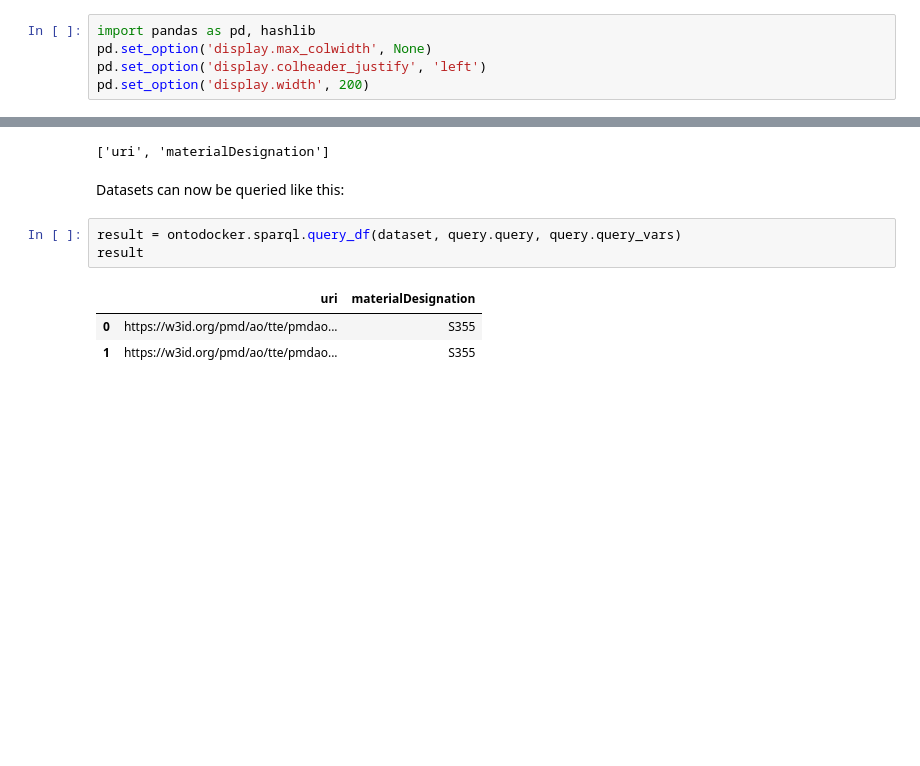
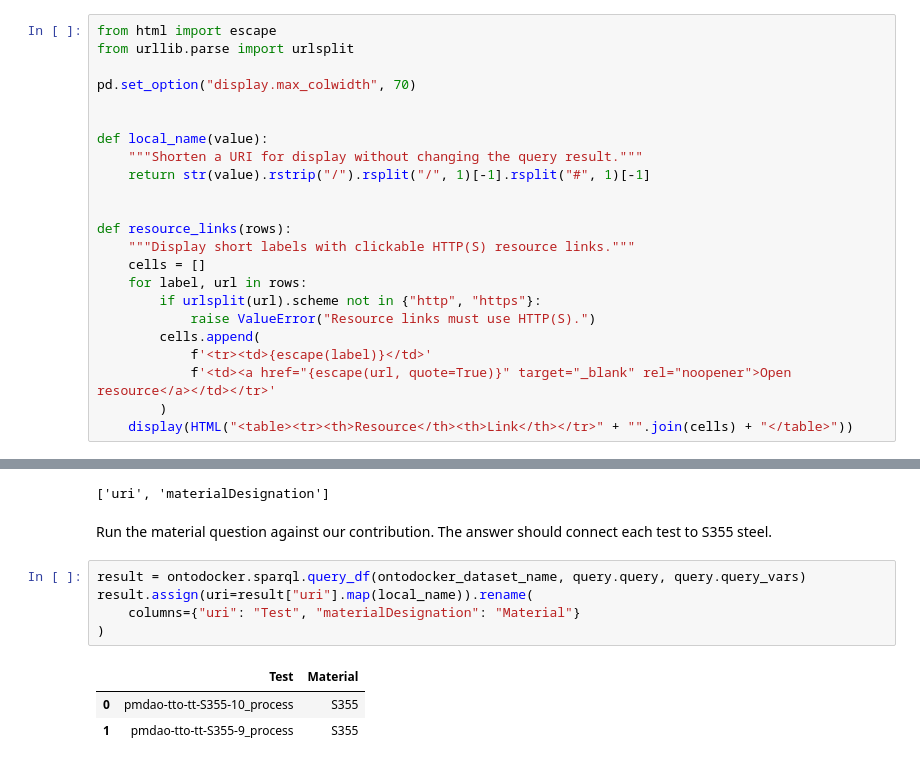
Before and after one commit to materialdigital/pmd-demonstrator, a Jupyter notebook: pmd_public-infrastructure-demonstrator/notebooks/demonstrator.ipynb, the cells around one changed output, grey strips where cells are left out. Saved outputs shown, nothing was run; the diff lists cells and outputs as text; blank space fills up the shorter version.

```diff
--- a/pmd_public-infrastructure-demonstrator/notebooks/demonstrator.ipynb
+++ b/pmd_public-infrastructure-demonstrator/notebooks/demonstrator.ipynb
@@ -106,8 +181,26 @@ ontodocker.datasets.upload_turtlefile(dataset, turtle_path)
 # %%
-import pandas as pd, hashlib
-pd.set_option('display.max_colwidth', None)
-pd.set_option('display.colheader_justify', 'left')
-pd.set_option('display.width', 200)
+from html import escape
+from urllib.parse import urlsplit
+
+pd.set_option("display.max_colwidth", 70)
+
+
+def local_name(value):
+    """Shorten a URI for display without changing the query result."""
+    return str(value).rstrip("/").rsplit("/", 1)[-1].rsplit("#", 1)[-1]
+
+
+def resource_links(rows):
+    """Display short labels with clickable HTTP(S) resource links."""
+    cells = []
+    for label, url in rows:
+        if urlsplit(url).scheme not in {"http", "https"}:
+            raise ValueError("Resource links must use HTTP(S).")
+        cells.append(
+            f'<tr><td>{escape(label)}</td>'
+            f'<td><a href="{escape(url, quote=True)}" target="_blank" rel="noopener">Open resource</a></td></tr>'
+        )
+    display(HTML("<table><tr><th>Resource</th><th>Link</th></tr>" + "".join(cells) + "</table>"))
 # %%
 import sys
 
@@ -136,13 +229,15 @@ query.query_vars
 # %% [output]
 ['uri', 'materialDesignation']
 # %% [markdown]
-Datasets can now be queried like this:
+Run the material question against our contribution. The answer should connect each test to S355 steel.
 # %%
-result = ontodocker.sparql.query_df(dataset, query.query, query.query_vars)
-result
+result = ontodocker.sparql.query_df(ontodocker_dataset_name, query.query, query.query_vars)
+result.assign(uri=result["uri"].map(local_name)).rename(
+    columns={"uri": "Test", "materialDesignation": "Material"}
+)
 # %% [output]
-|  | uri | materialDesignation |
-| 0 | https://w3id.org/pmd/ao/tte/pmdao... | S355 |
-| 1 | https://w3id.org/pmd/ao/tte/pmdao... | S355 |
+|  | Test | Material |
+| 0 | pmdao-tto-tt-S355-10_process | S355 |
+| 1 | pmdao-tto-tt-S355-9_process | S355 |
 # %%
 query = S355queries.orientation()
```
Also changed, not shown: parts of 53 cells of this notebook, 2 other files.
